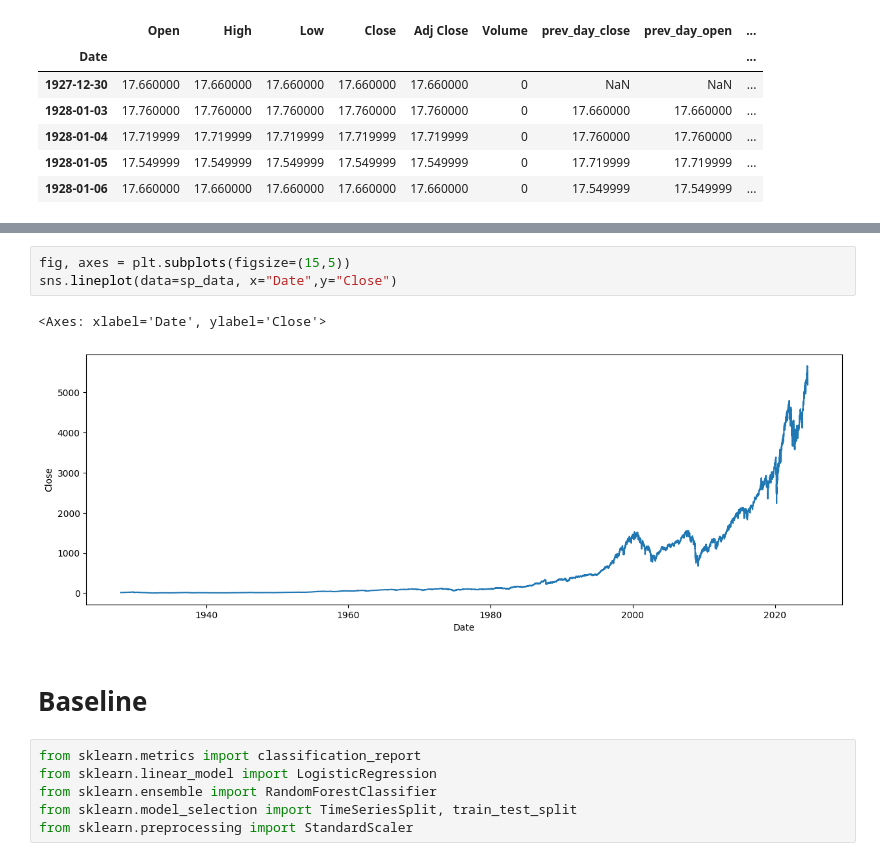
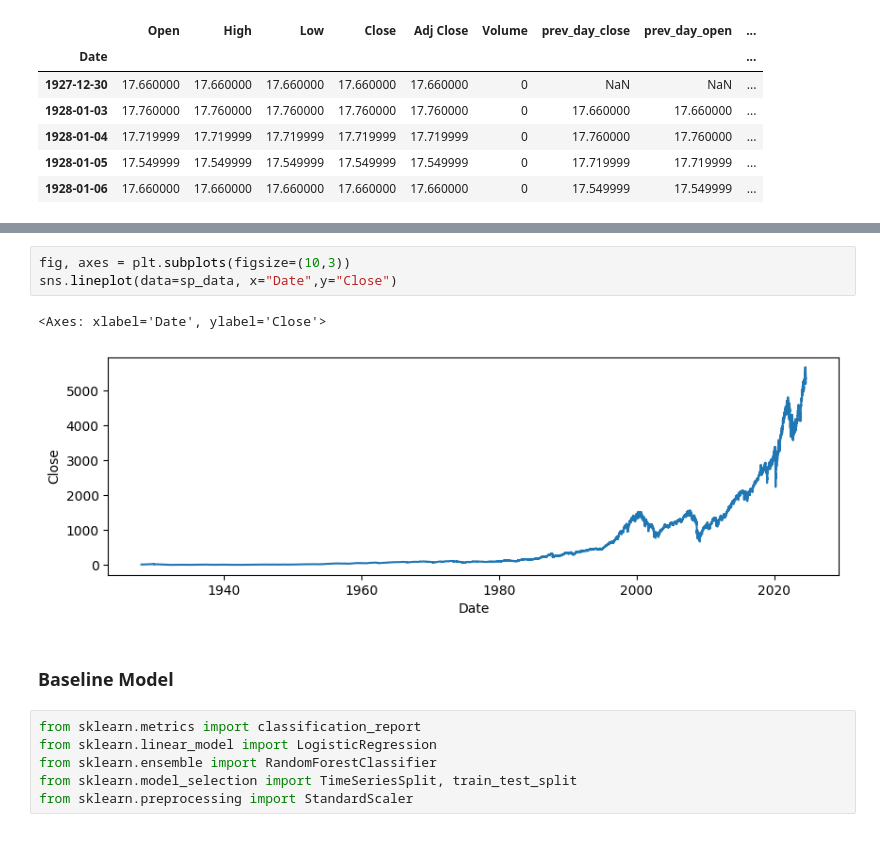
Before and after one commit to joncampbell29/finance_sentiment_analysis, a Jupyter notebook: notebooks/yfinance_stuff.ipynb, the cells around one changed output, grey strips where cells are left out. Cells and saved outputs as stored; diff of their text form.

```diff
--- a/notebooks/yfinance_stuff.ipynb
+++ b/notebooks/yfinance_stuff.ipynb
@@ -58,11 +61,11 @@ Name: proportion, dtype: float64
 # %%
-fig, axes = plt.subplots(figsize=(15,5))
+fig, axes = plt.subplots(figsize=(10,3))
 sns.lineplot(data=sp_data, x="Date",y="Close")
 # %% [output]
 <Axes: xlabel='Date', ylabel='Close'>
-[figure, old version]
+[figure, new version]
 # %% [markdown]
-# Baseline
+### Baseline Model
 # %%
 from sklearn.metrics import classification_report
 from sklearn.linear_model import LogisticRegression
```
Also changed, not shown: parts of 38 cells of this notebook, 3 other files.
